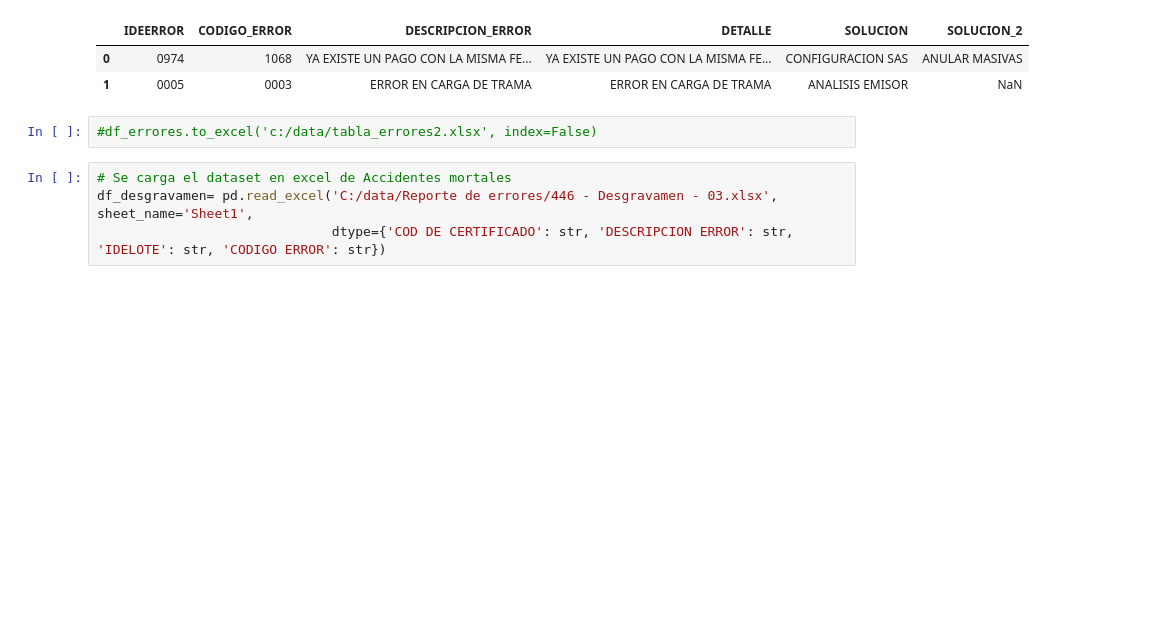
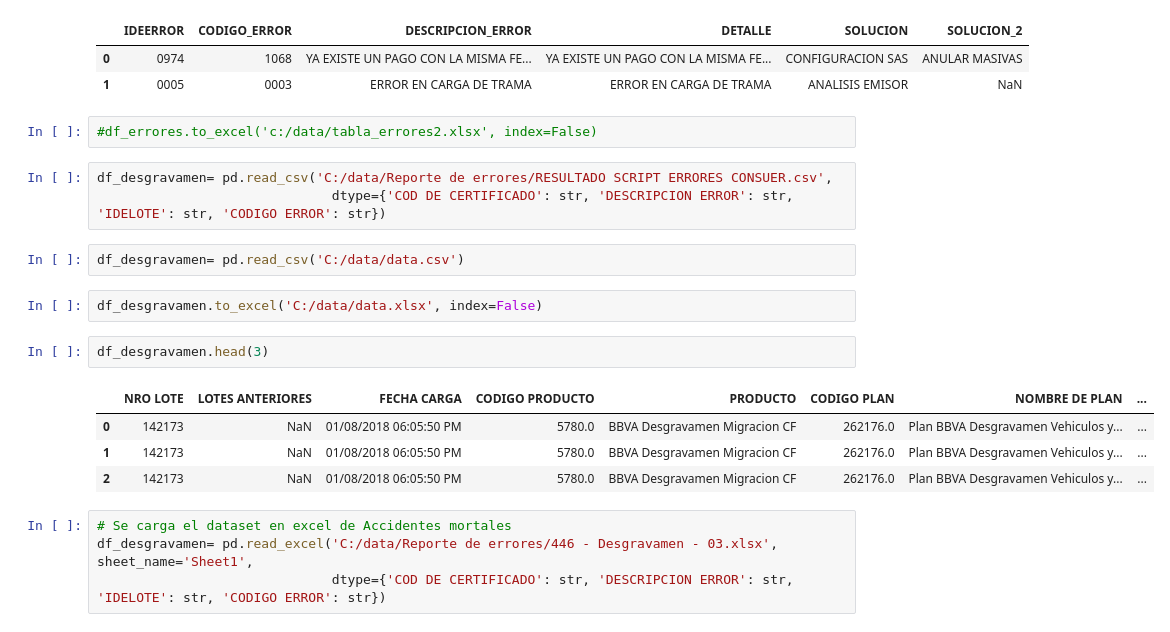
Before and after one commit to nelvinvelazco/PROYECTO-RIMAC, a Jupyter notebook: ETL_desgravamen_prestamos.ipynb, the cells around one changed output. Saved outputs shown, nothing was run; the diff lists cells and outputs as text; blank space fills up the shorter version.

```diff
--- a/ETL_desgravamen_prestamos.ipynb
+++ b/ETL_desgravamen_prestamos.ipynb
@@ -51,6 +51,20 @@ memory usage: 2.7+ KB
 | 1 | 0005 | 0003 | ERROR EN CARGA DE TRAMA | ERROR EN CARGA DE TRAMA | ANALISIS EMISOR | NaN |
 # %%
 #df_errores.to_excel('c:/data/tabla_errores2.xlsx', index=False)
+# %%
+df_desgravamen= pd.read_csv('C:/data/Reporte de errores/RESULTADO SCRIPT ERRORES CONSUER.csv',
+                              dtype={'COD DE CERTIFICADO': str, 'DESCRIPCION ERROR': str, 'IDELOTE': str, 'CODIGO ERROR': str})
+# %%
+df_desgravamen= pd.read_csv('C:/data/data.csv')
+# %%
+df_desgravamen.to_excel('C:/data/data.xlsx', index=False)
+# %%
+df_desgravamen.head(3)
+# %% [output]
+|  | NRO LOTE | LOTES ANTERIORES | FECHA CARGA | CODIGO PRODUCTO | PRODUCTO | CODIGO PLAN | NOMBRE DE PLAN | ... |
+| 0 | 142173 | NaN | 01/08/2018 06:05:50 PM | 5780.0 | BBVA Desgravamen Migracion CF | 262176.0 | Plan BBVA Desgravamen Vehiculos y... | ... |
+| 1 | 142173 | NaN | 01/08/2018 06:05:50 PM | 5780.0 | BBVA Desgravamen Migracion CF | 262176.0 | Plan BBVA Desgravamen Vehiculos y... | ... |
+| 2 | 142173 | NaN | 01/08/2018 06:05:50 PM | 5780.0 | BBVA Desgravamen Migracion CF | 262176.0 | Plan BBVA Desgravamen Vehiculos y... | ... |
 # %%
 # Se carga el dataset en excel de Accidentes mortales
 df_desgravamen= pd.read_excel('C:/data/Reporte de errores/446 - Desgravamen - 03.xlsx', sheet_name='Sheet1',
```
Also changed, not shown: parts of 18 cells of this notebook.
